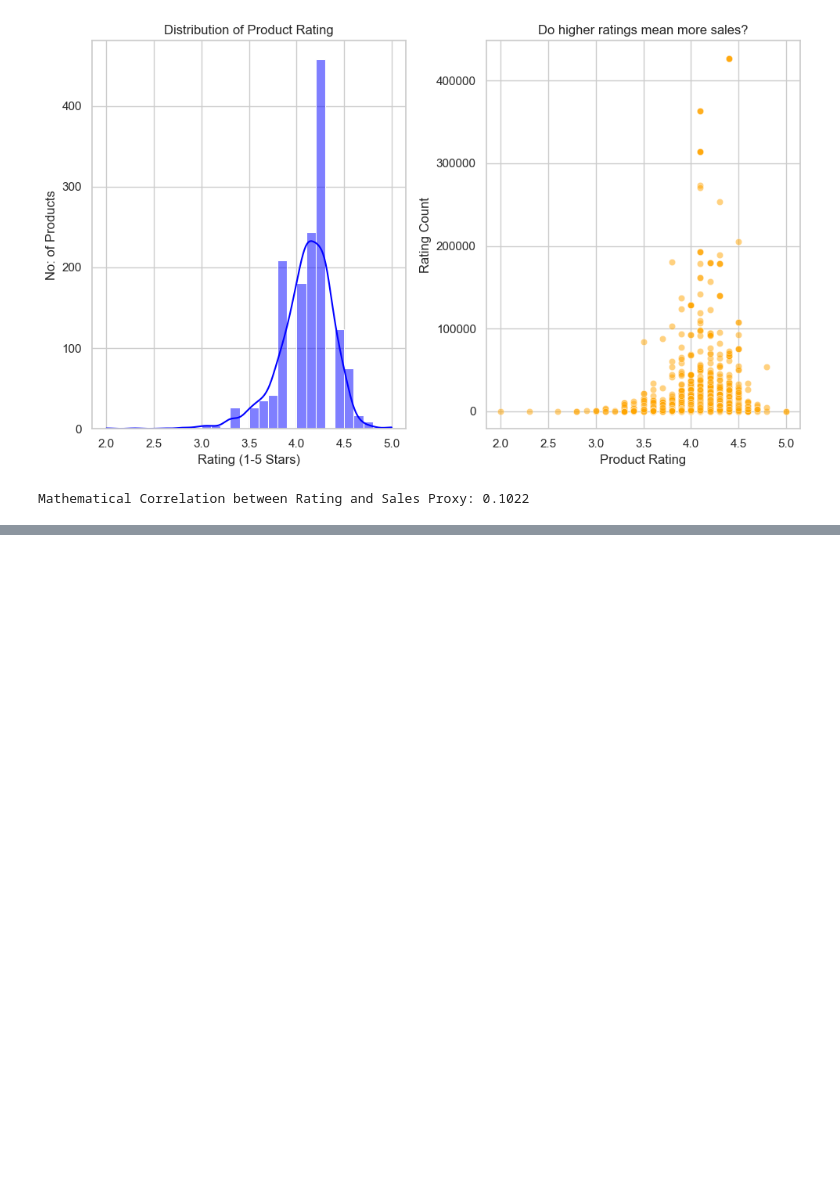
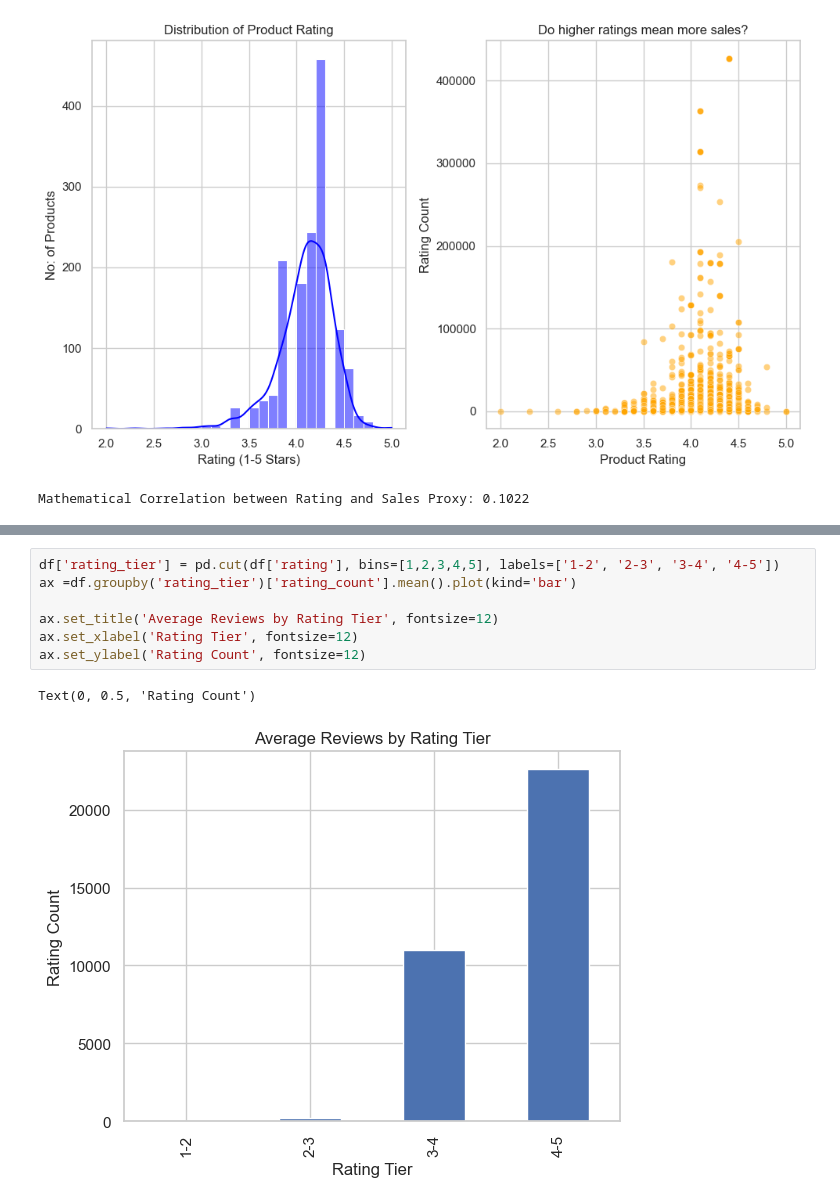
Before and after one commit to lwinmp/machine_learning_projects, a Jupyter notebook: Amazon Sale Prediction/amazon sale prediction.ipynb, the cells around one changed output, grey strips where cells are left out. Saved outputs shown, nothing was run; the diff lists cells and outputs as text; blank space fills up the shorter version.

```diff
--- a/Amazon Sale Prediction/amazon sale prediction.ipynb
+++ b/Amazon Sale Prediction/amazon sale prediction.ipynb
@@ -353,0 +342,10 @@ Mathematical Correlation between Rating and Sales Proxy: 0.1022
+# %%
+df['rating_tier'] = pd.cut(df['rating'], bins=[1,2,3,4,5], labels=['1-2', '2-3', '3-4', '4-5'])
+ax =df.groupby('rating_tier')['rating_count'].mean().plot(kind='bar')
+
+ax.set_title('Average Reviews by Rating Tier', fontsize=12)
+ax.set_xlabel('Rating Tier', fontsize=12)
+ax.set_ylabel('Rating Count', fontsize=12)
+# %% [output]
+Text(0, 0.5, 'Rating Count')
+[figure, added]
```
Also changed, not shown: parts of 28 cells of this notebook.
